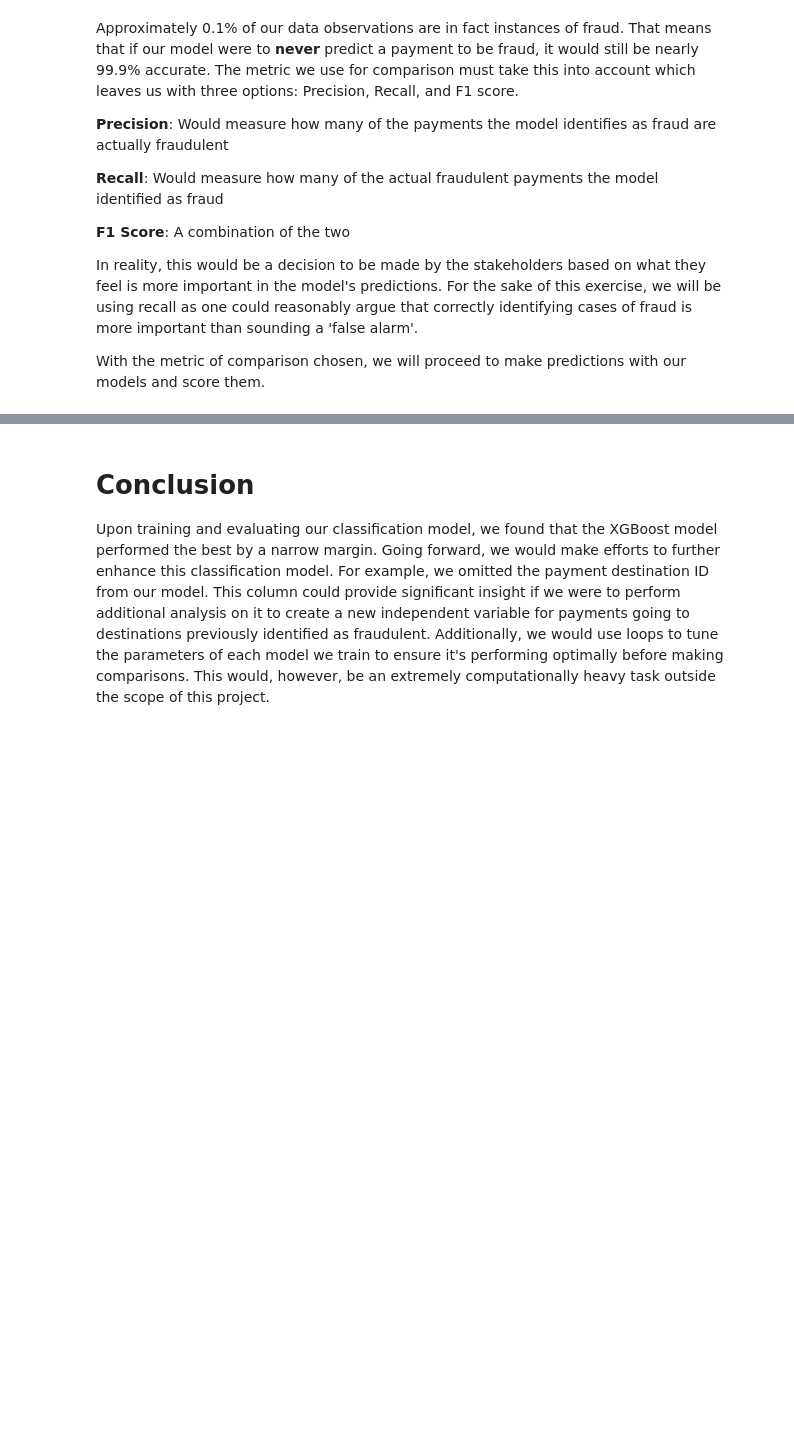
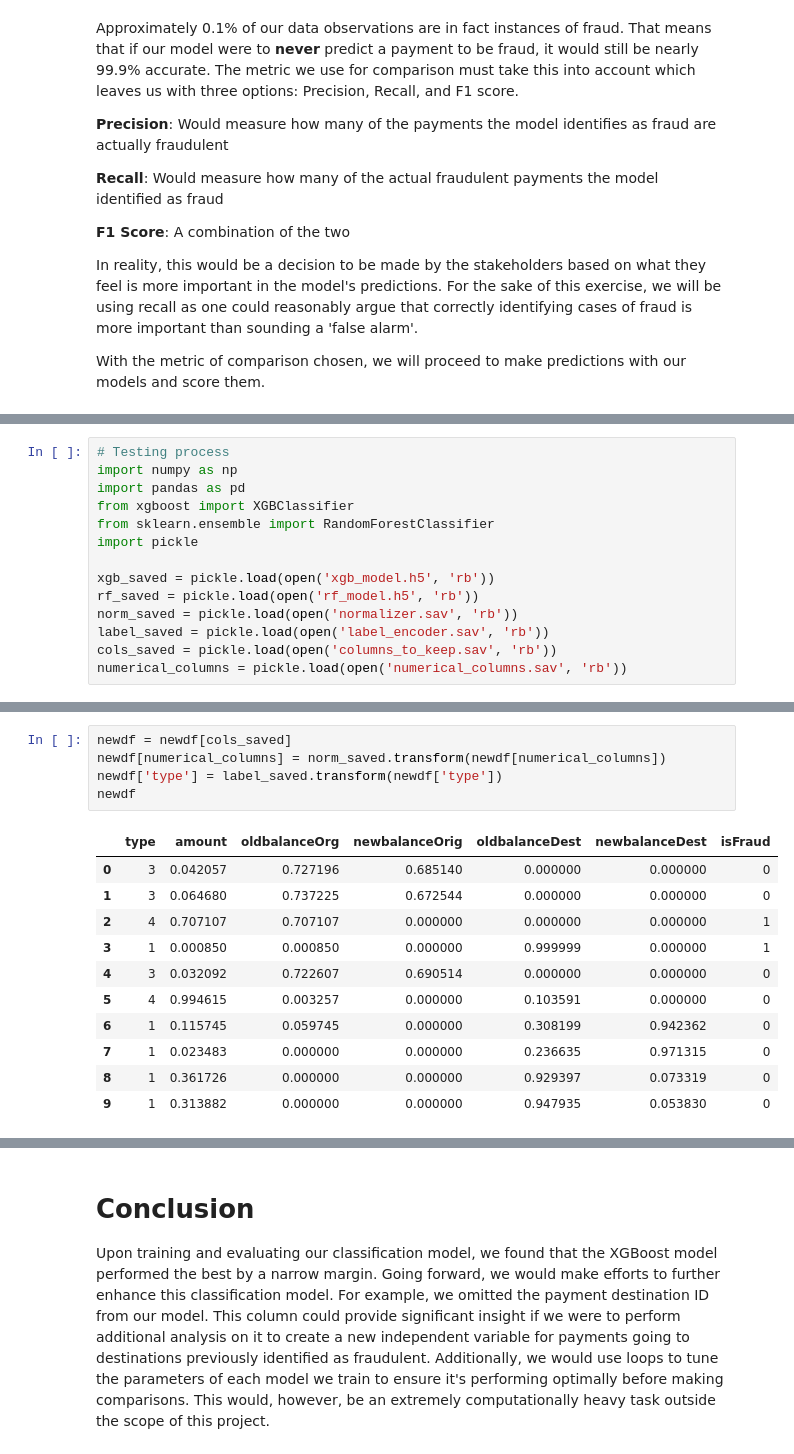
Before and after one commit to SSReal/FraudLearn, a Jupyter notebook: fraud_detection.ipynb, the cells around one changed output, grey strips where cells are left out. Cells and saved outputs as stored; diff of their text form; blank space fills up the shorter version.

```diff
--- a/fraud_detection.ipynb
+++ b/fraud_detection.ipynb
@@ -252,0 +274,14 @@ print(accuracy_score(y_test, xgb.predict(X_test)))
+# %%
+# Testing process
+import numpy as np
+import pandas as pd
+from xgboost import XGBClassifier
+from sklearn.ensemble import RandomForestClassifier
+import pickle
+
+xgb_saved = pickle.load(open('xgb_model.h5', 'rb'))
+rf_saved = pickle.load(open('rf_model.h5', 'rb'))
+norm_saved = pickle.load(open('normalizer.sav', 'rb'))
+label_saved = pickle.load(open('label_encoder.sav', 'rb'))
+cols_saved = pickle.load(open('columns_to_keep.sav', 'rb'))
+numerical_columns = pickle.load(open('numerical_columns.sav', 'rb'))
@@ -252,0 +303,17 @@ print(accuracy_score(y_test, xgb.predict(X_test)))
+# %%
+newdf = newdf[cols_saved]
+newdf[numerical_columns] = norm_saved.transform(newdf[numerical_columns])
+newdf['type'] = label_saved.transform(newdf['type'])
+newdf
+# %% [output]
+|  | type | amount | oldbalanceOrg | newbalanceOrig | oldbalanceDest | newbalanceDest | isFraud |
+| 0 | 3 | 0.042057 | 0.727196 | 0.685140 | 0.000000 | 0.000000 | 0 |
+| 1 | 3 | 0.064680 | 0.737225 | 0.672544 | 0.000000 | 0.000000 | 0 |
+| 2 | 4 | 0.707107 | 0.707107 | 0.000000 | 0.000000 | 0.000000 | 1 |
+| 3 | 1 | 0.000850 | 0.000850 | 0.000000 | 0.999999 | 0.000000 | 1 |
+| 4 | 3 | 0.032092 | 0.722607 | 0.690514 | 0.000000 | 0.000000 | 0 |
+| 5 | 4 | 0.994615 | 0.003257 | 0.000000 | 0.103591 | 0.000000 | 0 |
+| 6 | 1 | 0.115745 | 0.059745 | 0.000000 | 0.308199 | 0.942362 | 0 |
+| 7 | 1 | 0.023483 | 0.000000 | 0.000000 | 0.236635 | 0.971315 | 0 |
+| 8 | 1 | 0.361726 | 0.000000 | 0.000000 | 0.929397 | 0.073319 | 0 |
+| 9 | 1 | 0.313882 | 0.000000 | 0.000000 | 0.947935 | 0.053830 | 0 |
```
Also changed, not shown: parts of 15 cells of this notebook, 7 other files.
